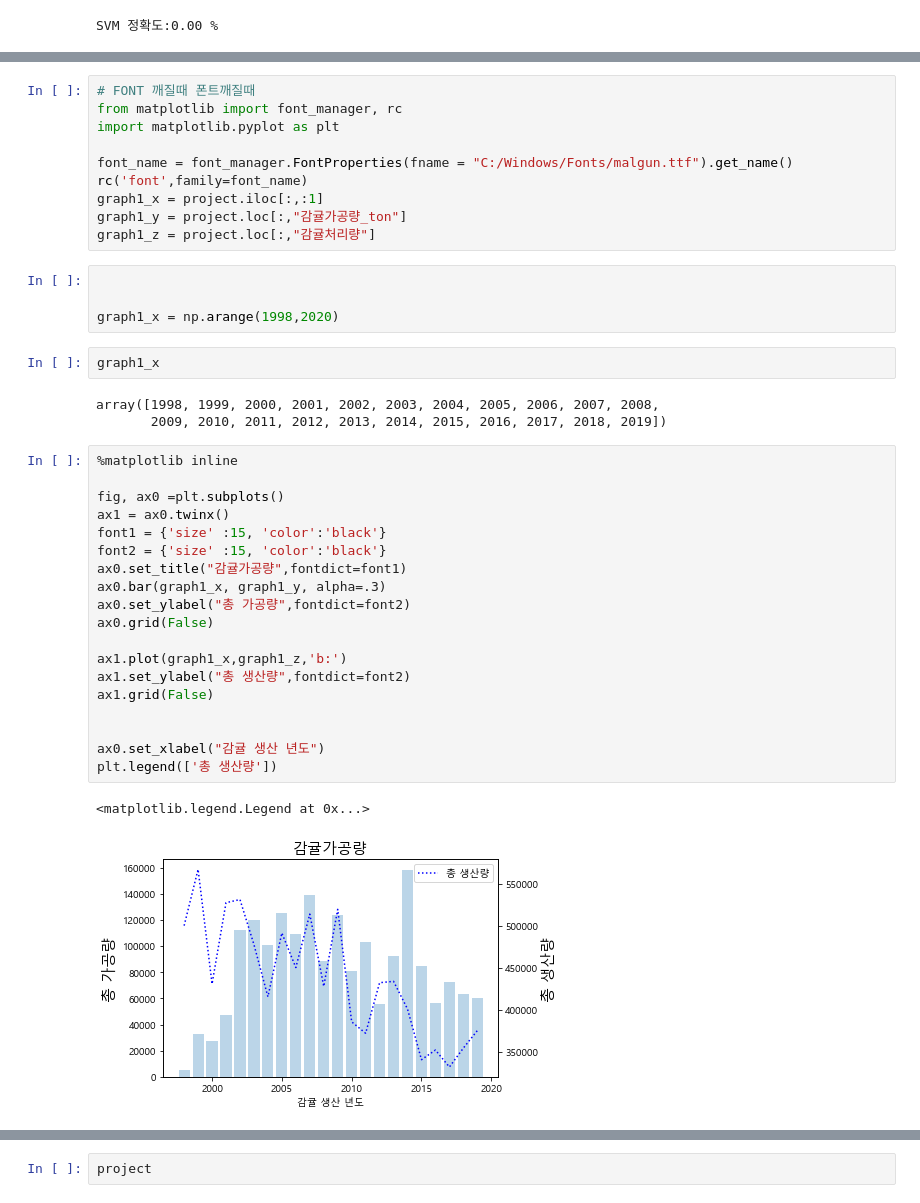
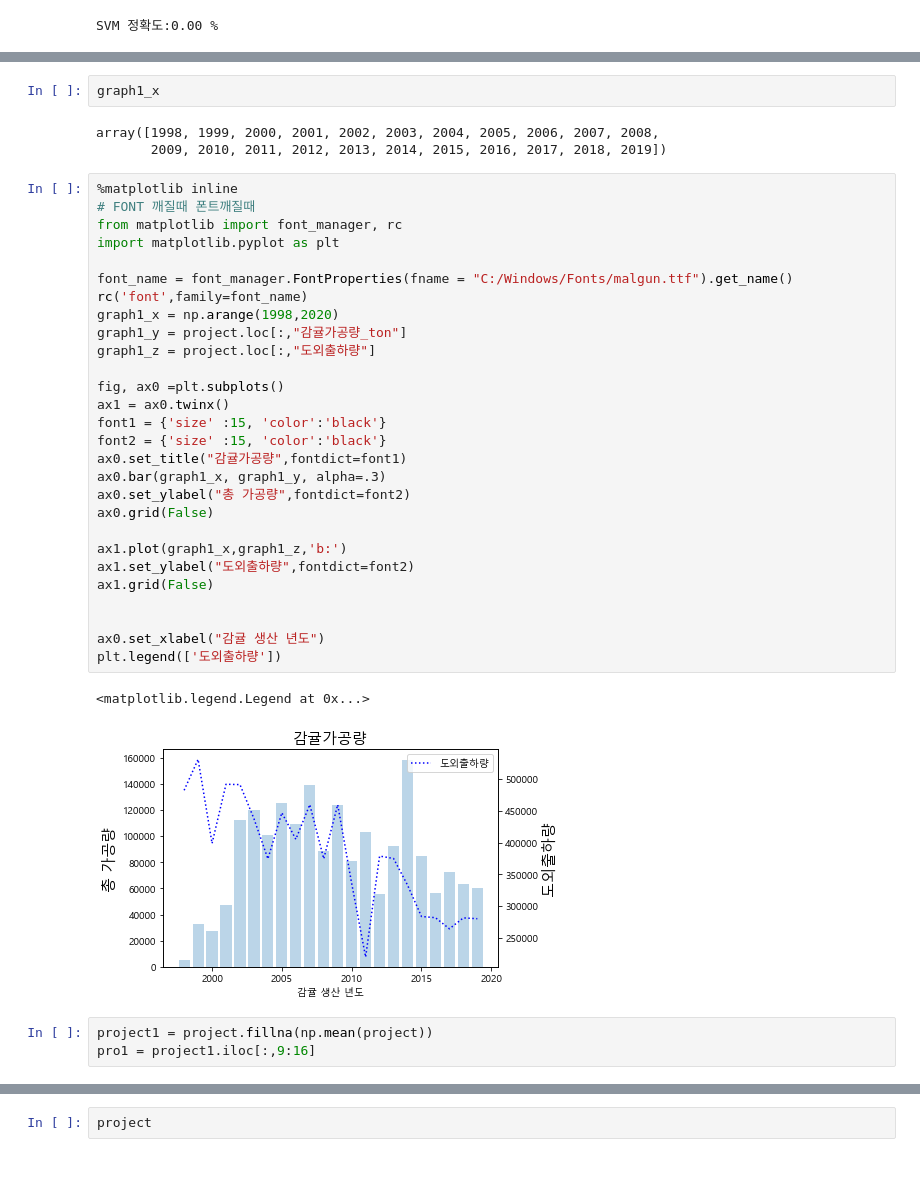
Before and after one commit to Joonyeong97/Jeju_Analysis_Project, a Jupyter notebook: LYT/1_project2.ipynb, the cells around one changed output, grey strips where cells are left out. Drawn from its saved outputs; the diff is of its cells as text; blank space fills up the shorter version.

```diff
--- a/LYT/1_project2.ipynb
+++ b/LYT/1_project2.ipynb
@@ -376,20 +475,6 @@ project
 | 19 | 2017 | 18019.000000 | 33300.000000 | 27287.77778 | 22947.5 | 217.11 | 192.250 | 199467.2649 | 11.6 | ... |
 | 20 | 2018 | 16432.000000 | 32200.000000 | 27240.00000 | 24760.0 | 95.83 | 160.810 | 209110.9216 | 11.8 | ... |
 | 21 | 2019 | 18540.000000 | 25660.000000 | 29140.00000 | 18065.0 | NaN | 146.820 | NaN | NaN | ... |
-# %%
-# FONT 깨질때 폰트깨질때
-from matplotlib import font_manager, rc
-import matplotlib.pyplot as plt
-
-font_name = font_manager.FontProperties(fname = "C:/Windows/Fonts/malgun.ttf").get_name()
-rc('font',family=font_name)
-graph1_x = project.iloc[:,:1]
-graph1_y = project.loc[:,"감귤가공량_ton"]
-graph1_z = project.loc[:,"감귤처리량"]
-# %%
-
-
-graph1_x = np.arange(1998,2020)
 # %%
 graph1_x
 # %% [output]
@@ -397,23 +482,35 @@ array([1998, 1999, 2000, 2001, 2002, 2003, 2004, 2005, 2006, 2007, 2008,
        2009, 2010, 2011, 2012, 2013, 2014, 2015, 2016, 2017, 2018, 2019])
 # %%
 %matplotlib inline
+# FONT 깨질때 폰트깨질때
+from matplotlib import font_manager, rc
+import matplotlib.pyplot as plt
+
+font_name = font_manager.FontProperties(fname = "C:/Windows/Fonts/malgun.ttf").get_name()
+rc('font',family=font_name)
+graph1_x = np.arange(1998,2020)
+graph1_y = project.loc[:,"감귤가공량_ton"]
+graph1_z = project.loc[:,"도외출하량"]
 
 fig, ax0 =plt.subplots()
 ax1 = ax0.twinx()
 font1 = {'size' :15, 'color':'black'}
 font2 = {'size' :15, 'color':'black'}
 ax0.set_title("감귤가공량",fontdict=font1)
 ax0.bar(graph1_x, graph1_y, alpha=.3)
 ax0.set_ylabel("총 가공량",fontdict=font2)
 ax0.grid(False)
 
 ax1.plot(graph1_x,graph1_z,'b:')
-ax1.set_ylabel("총 생산량",fontdict=font2)
+ax1.set_ylabel("도외출하량",fontdict=font2)
 ax1.grid(False)
 
 
 ax0.set_xlabel("감귤 생산 년도")
-plt.legend(['총 생산량'])
+plt.legend(['도외출하량'])
 # %% [output]
 <matplotlib.legend.Legend at 0x...>
-[figure, old version]
+[figure, new version]
+# %%
+project1 = project.fillna(np.mean(project))
+pro1 = project1.iloc[:,9:16]
```
Also changed, not shown: parts of 36 cells of this notebook.
